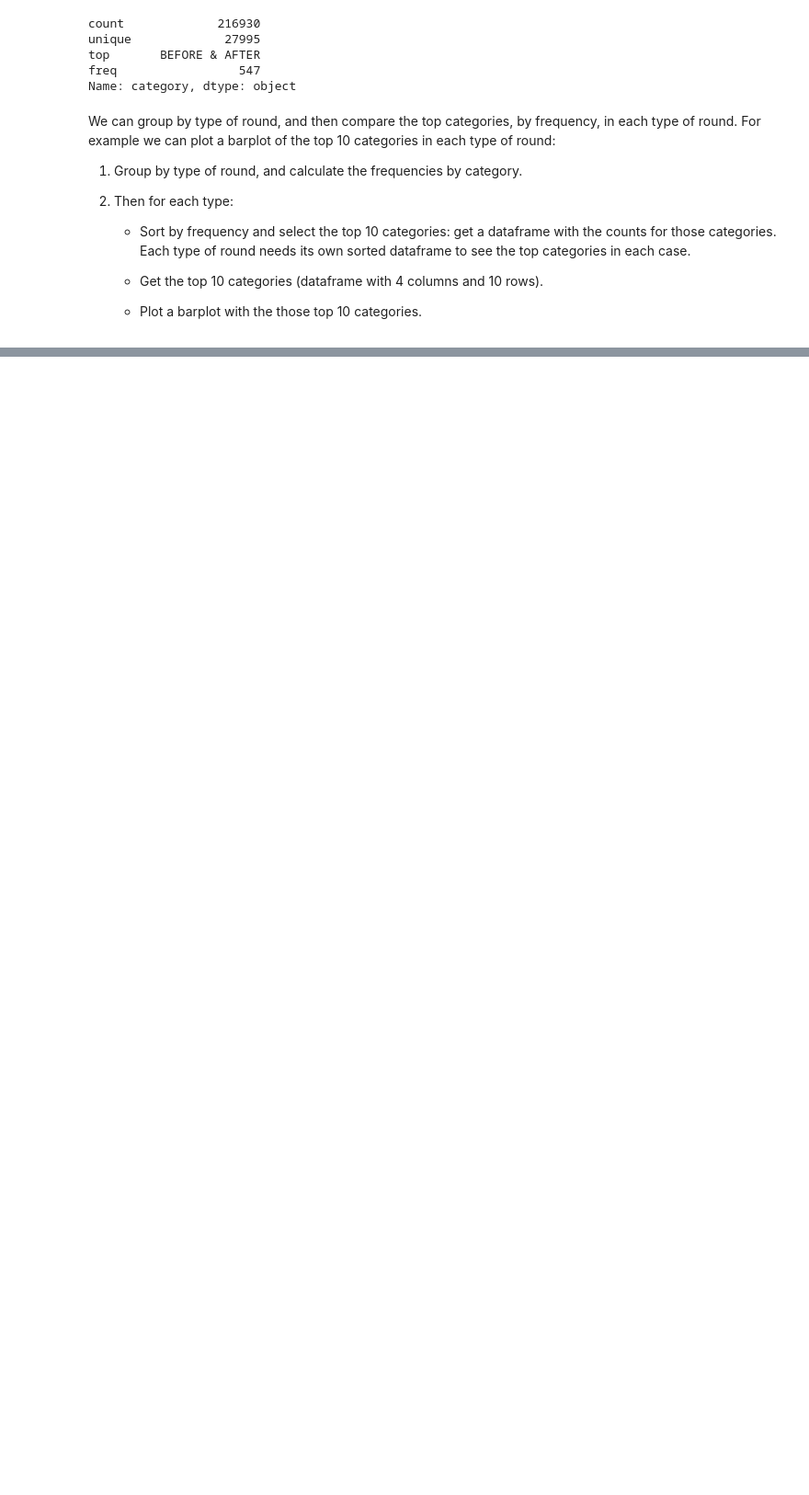
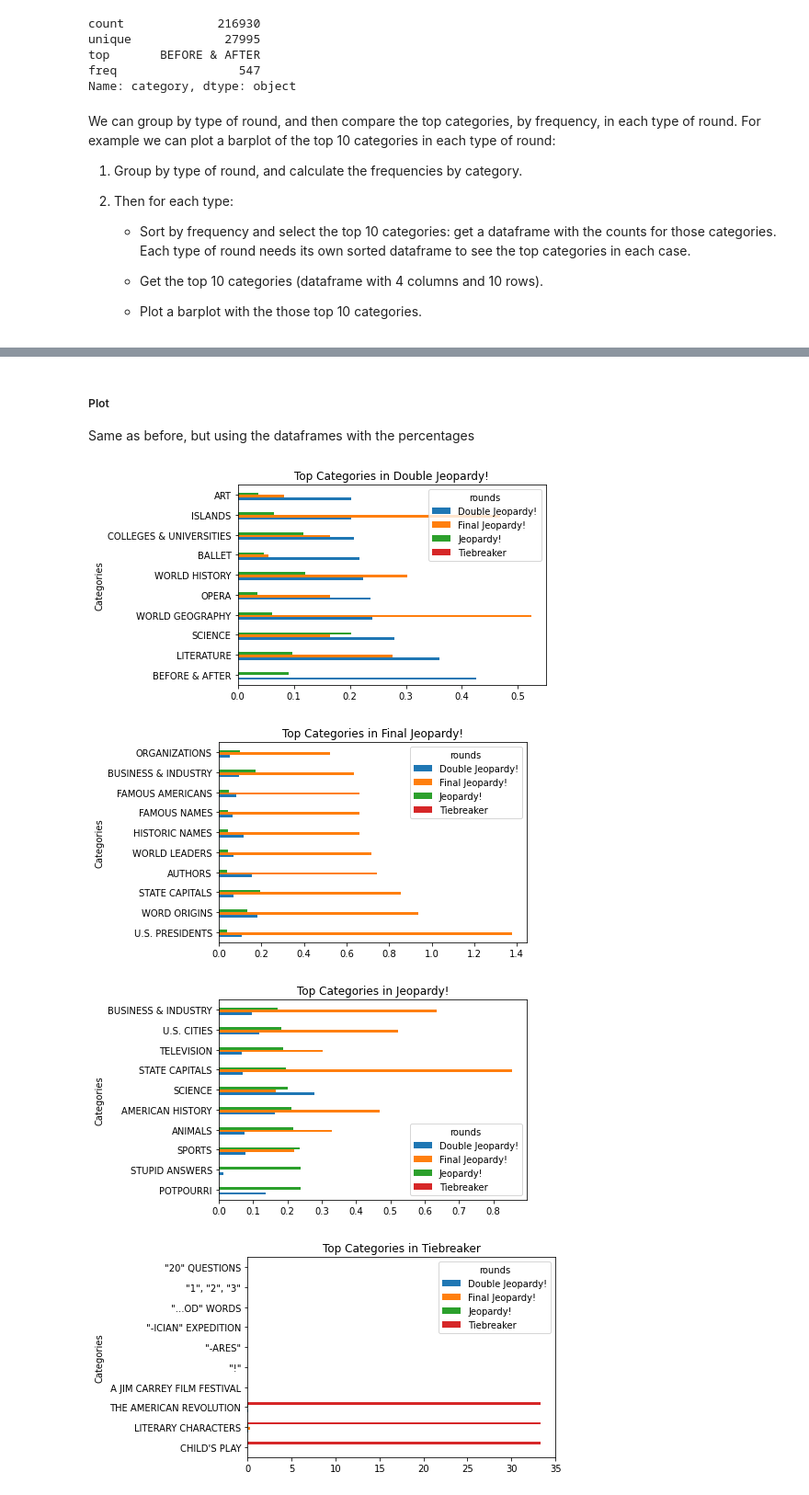
Before and after one commit to doriona/codecademy_data_manipulation_pandas, a Jupyter notebook: Data_Manipulation_Pandas_Jeopardy_Project.ipynb, the cells around one changed output, grey strips where cells are left out. Shown: that part at 92% size. Cells and saved outputs as stored; diff of their text form; code cells hidden in the pictures; blank space fills up the shorter version.

Commit message:
Relationships between type of round and category, comparing percentages of questions in each category

```diff
--- a/Data_Manipulation_Pandas_Jeopardy_Project.ipynb
+++ b/Data_Manipulation_Pandas_Jeopardy_Project.ipynb
@@ -574,9 +590,4 @@ categories_by_round = jeopardy_data.groupby(['rounds']).category.value_counts().
 # %%
-top_categories = {}
-
-for round in round_type:
-    top_categories[round] = categories_by_round.sort_values(round, axis = 0, ascending=False)
-
 for round in round_type:
     top_categories[round][0:10].plot(kind = 'barh',
                                               title = 'Top Categories in {round}'.format(round = round),
@@ -589,0 +629,2 @@ for round in round_type:
+# %%
+questions_in_rounds = { round: categories_by_round[round].sum() for round in round_type }
@@ -589,0 +643,3 @@ for round in round_type:
+# %%
+multiplier = [ (1/questions_in_rounds[round])*100 for round in round_type]
+multiplier
@@ -589,0 +675,8 @@ for round in round_type:
+# %%
+top_categories_percent = {}
+for round in round_type:
+    top_categories_percent[round] = categories_by_round.sort_values(
+                                                                    round,
+                                                                    axis = 0,
+                                                                    ascending = False)\
+                                                        .multiply(multiplier)
@@ -589,0 +693,14 @@ for round in round_type:
+# %% [markdown]
+##### Plot
+Same as before, but using the dataframes with the percentages
+# %%
+for round in round_type:
+    top_categories_percent[round][0:10].plot(kind = 'barh',
+                                              title = 'Top Categories in {round}'.format(round = round),
+                                              xlabel = 'Categories'
+                                    )
+# %% [output]
+[figure, added]
+[figure, added]
+[figure, added]
+[figure, added]
```
Also changed, not shown: parts of 23 cells of this notebook.
